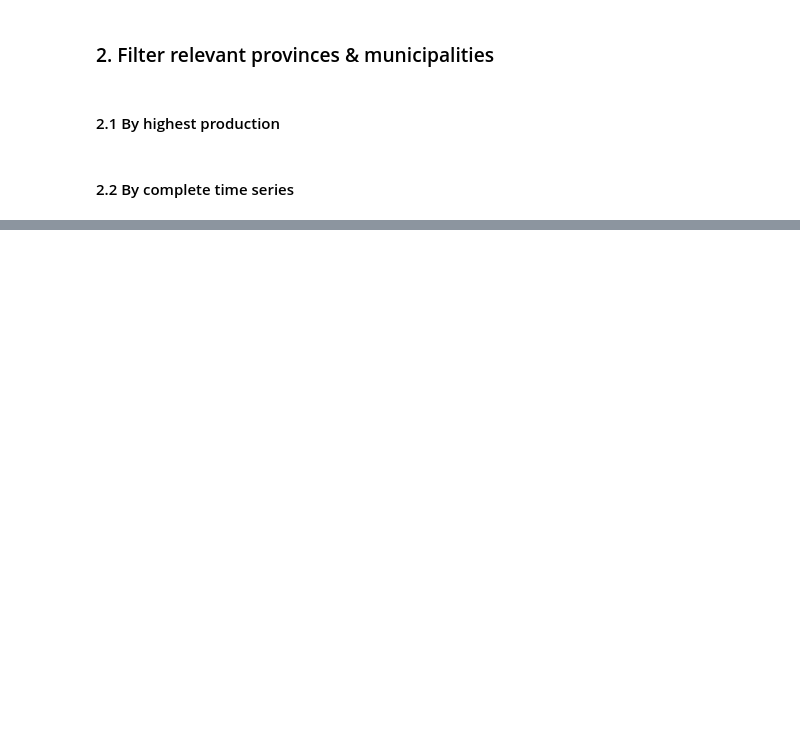
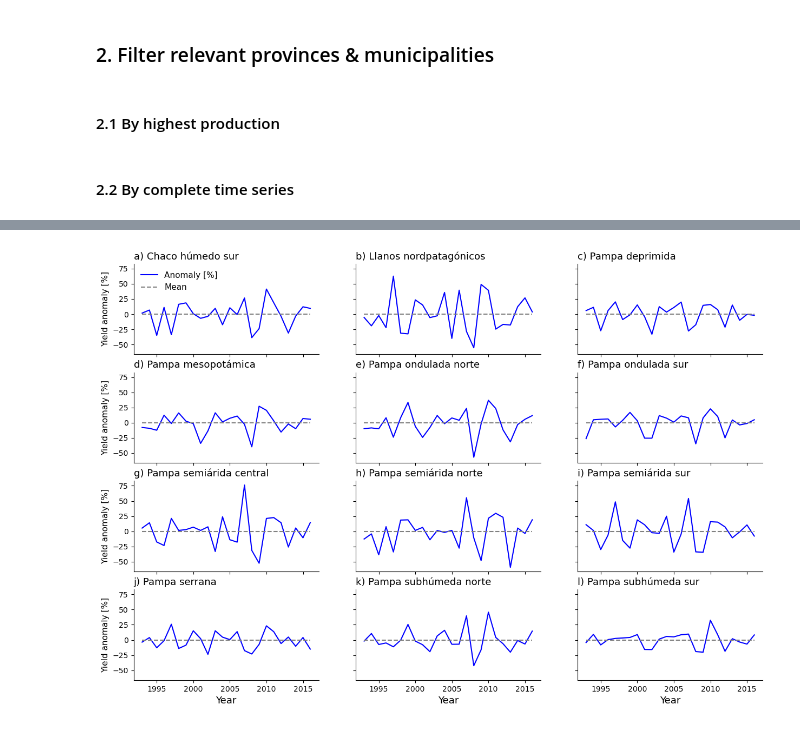
Before and after one commit to mzachow/wheat-yield-forecast-argentina, a Jupyter notebook: 1_prepare_wheat_data.ipynb, the cells around one changed output, grey strips where cells are left out. Drawn from its saved outputs; the diff is of its cells as text; code cells hidden in the pictures; blank space fills up the shorter version.

```diff
--- a/1_prepare_wheat_data.ipynb
+++ b/1_prepare_wheat_data.ipynb
@@ -191,0 +268,19 @@ axd['lower right'].legend(loc="upper left", fontsize=fontsize);
+# %%
+fig, axs = plt.subplots(4, 3, figsize=(15, 10), sharex=True, sharey=True)
+axs = axs.ravel()
+list_of_counter = ["a)", "b)", "c)", "d)", "e)", "f)", "g)", "h)", "i)", "j)", "k)", "l)"]
+counter = 0
+for ax, region in zip(axs, df_regional["region"].unique()):
+    data = df_regional[df_regional["region"] == region]
+    sns.lineplot(data=data, x="year", y="yield anomaly [%]", label="Anomaly [%]", ax=ax, color="blue")
+    ax.plot([1993, 2016], [0, 0], color="gray", linestyle="--", label="Mean")
+    ax.set_title("{} {}".format(list_of_counter[counter], region), loc="left", fontsize=13)
+    ax.set_xlabel("Year", fontsize=13)
+    ax.set_ylabel("Yield anomaly [%]", fontsize=11)
+    ax.legend()
+    ax.get_legend().remove()
+    if region == "Chaco húmedo sur":
+        ax.legend(loc="upper left", frameon=False, fontsize=11)
+    counter += 1
+# %% [output]
+[figure, added]
```
Also changed, not shown: parts of 31 cells of this notebook, 18 other files.
